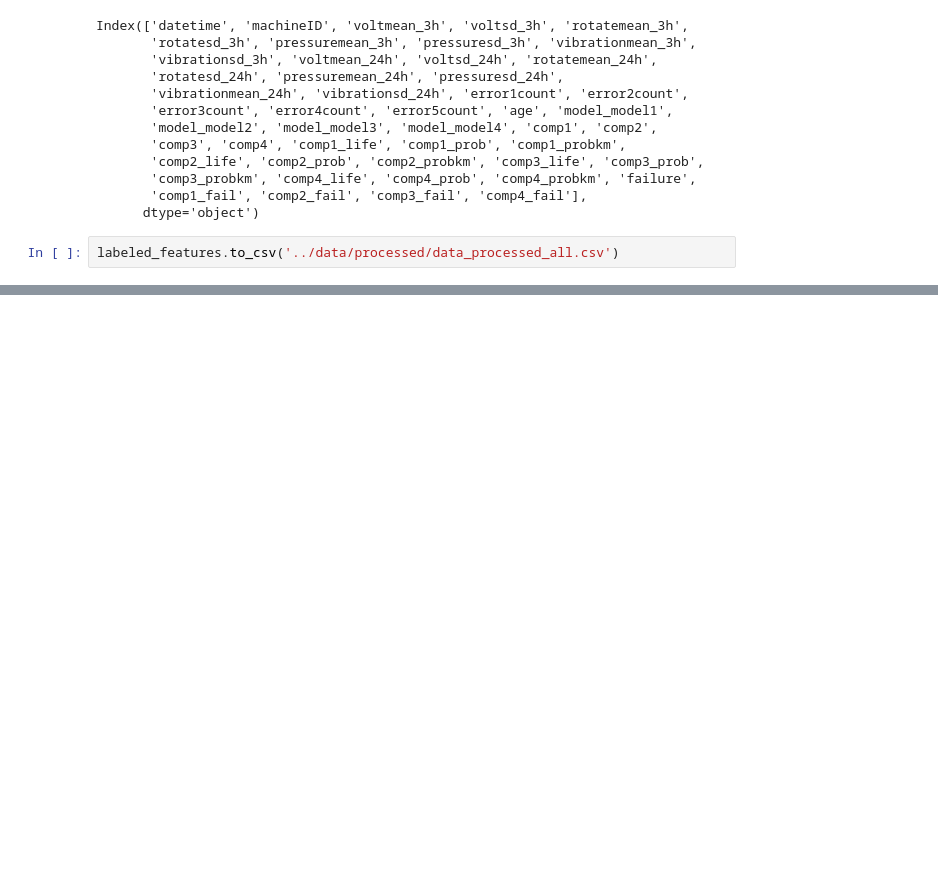
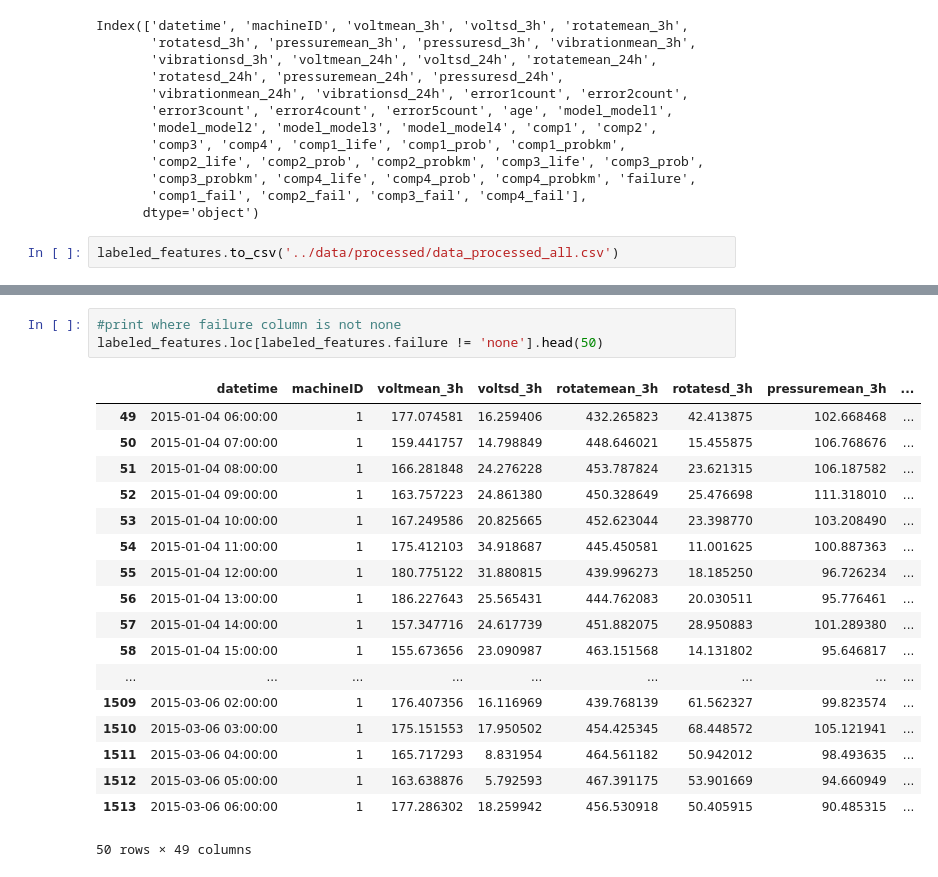
Before and after one commit to gpanagioto/-mbml-predictive-maintenance, a Jupyter notebook: notebooks/ima_explore.ipynb, the cells around one changed output, grey strips where cells are left out. Drawn from its saved outputs; the diff is of its cells as text; blank space fills up the shorter version.

```diff
--- a/notebooks/ima_explore.ipynb
+++ b/notebooks/ima_explore.ipynb
@@ -566,0 +626,22 @@ labeled_features.to_csv('../data/processed/data_processed_all.csv')
+# %%
+#print where failure column is not none
+labeled_features.loc[labeled_features.failure != 'none'].head(50)
+# %% [output]
+|  | datetime | machineID | voltmean_3h | voltsd_3h | rotatemean_3h | rotatesd_3h | pressuremean_3h | ... |
+| 49 | 2015-01-04 06:00:00 | 1 | 177.074581 | 16.259406 | 432.265823 | 42.413875 | 102.668468 | ... |
+| 50 | 2015-01-04 07:00:00 | 1 | 159.441757 | 14.798849 | 448.646021 | 15.455875 | 106.768676 | ... |
+| 51 | 2015-01-04 08:00:00 | 1 | 166.281848 | 24.276228 | 453.787824 | 23.621315 | 106.187582 | ... |
+| 52 | 2015-01-04 09:00:00 | 1 | 163.757223 | 24.861380 | 450.328649 | 25.476698 | 111.318010 | ... |
+| 53 | 2015-01-04 10:00:00 | 1 | 167.249586 | 20.825665 | 452.623044 | 23.398770 | 103.208490 | ... |
+| 54 | 2015-01-04 11:00:00 | 1 | 175.412103 | 34.918687 | 445.450581 | 11.001625 | 100.887363 | ... |
+| 55 | 2015-01-04 12:00:00 | 1 | 180.775122 | 31.880815 | 439.996273 | 18.185250 | 96.726234 | ... |
+| 56 | 2015-01-04 13:00:00 | 1 | 186.227643 | 25.565431 | 444.762083 | 20.030511 | 95.776461 | ... |
+| 57 | 2015-01-04 14:00:00 | 1 | 157.347716 | 24.617739 | 451.882075 | 28.950883 | 101.289380 | ... |
+| 58 | 2015-01-04 15:00:00 | 1 | 155.673656 | 23.090987 | 463.151568 | 14.131802 | 95.646817 | ... |
+| ... | ... | ... | ... | ... | ... | ... | ... | ... |
+| 1509 | 2015-03-06 02:00:00 | 1 | 176.407356 | 16.116969 | 439.768139 | 61.562327 | 99.823574 | ... |
+| 1510 | 2015-03-06 03:00:00 | 1 | 175.151553 | 17.950502 | 454.425345 | 68.448572 | 105.121941 | ... |
+| 1511 | 2015-03-06 04:00:00 | 1 | 165.717293 | 8.831954 | 464.561182 | 50.942012 | 98.493635 | ... |
+| 1512 | 2015-03-06 05:00:00 | 1 | 163.638876 | 5.792593 | 467.391175 | 53.901669 | 94.660949 | ... |
+| 1513 | 2015-03-06 06:00:00 | 1 | 177.286302 | 18.259942 | 456.530918 | 50.405915 | 90.485315 | ... |
+50 rows × 49 columns
```
Also changed, not shown: parts of 16 cells of this notebook, 3 other files.
